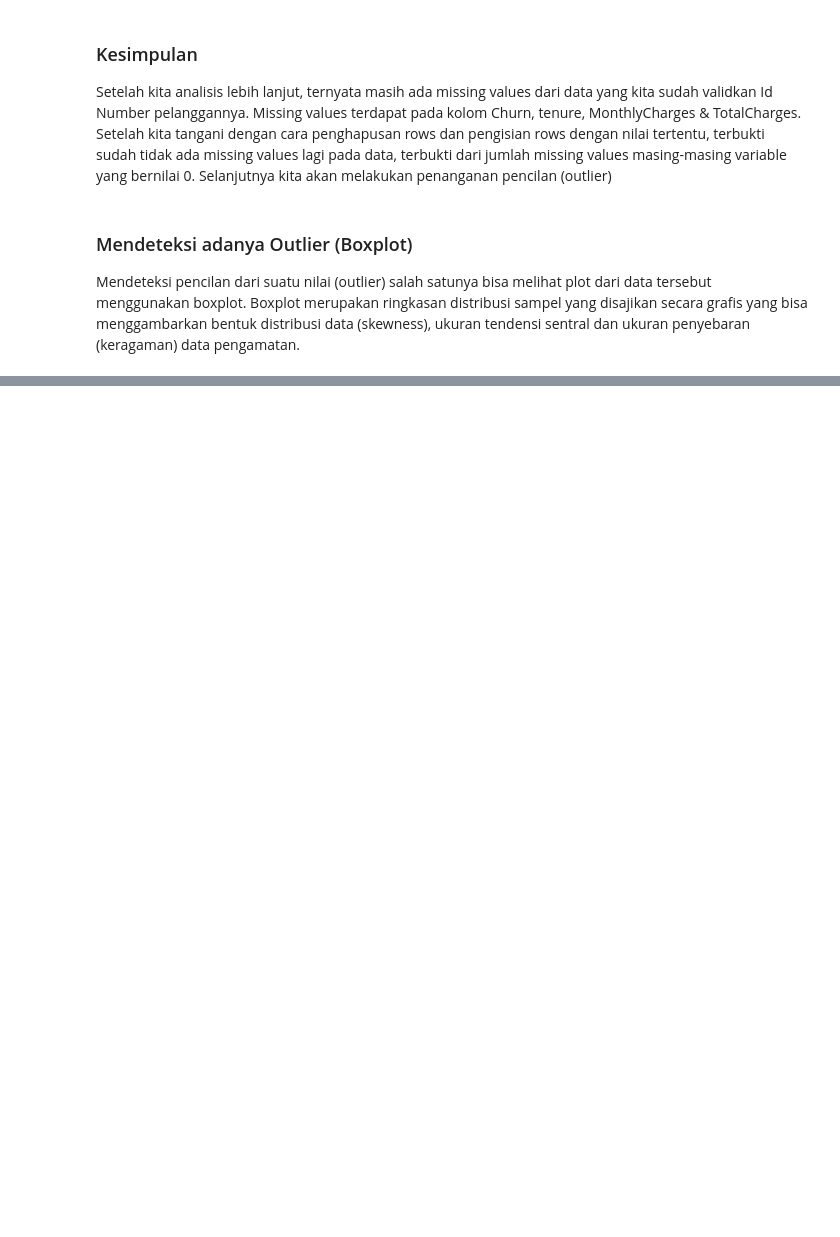
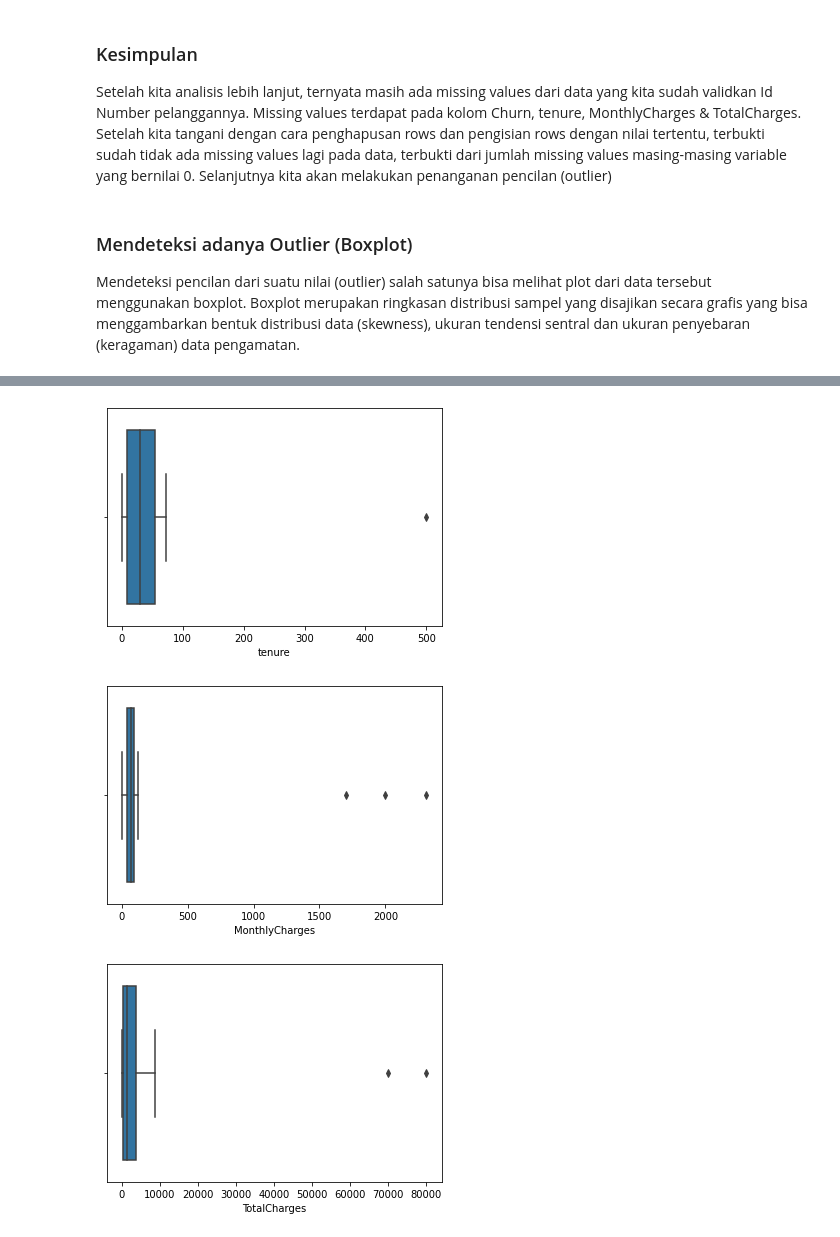
Before and after one commit to ardana26/DQLab, a Jupyter notebook: Learn/Python/Applied Data Science/Data Science in Telco - Data Cleansing.ipynb, the cells around one changed output, grey strips where cells are left out. Saved outputs shown, nothing was run; the diff lists cells and outputs as text; code cells hidden in the pictures; blank space fills up the shorter version.

```diff
--- a/Learn/Python/Applied Data Science/Data Science in Telco - Data Cleansing.ipynb
+++ b/Learn/Python/Applied Data Science/Data Science in Telco - Data Cleansing.ipynb
@@ -122,7 +123,9 @@ Mencari format ID Number (Phone Number) Pelanggan customerID yang benar, dengan
     <li>Diawali dengan angka 45 2 digit pertama.</li>
 <ul>
 # %%
-df_load['valid_id'] = df_load['customerID'].astype(str).str.match(r'(45\d{9,10})')
+df_load['valid_id'] = df_load['customerID'].astype(str).str.match(
+    r'(45\d{9,10})')
 df_load = (df_load[df_load['valid_id'] == True]).drop('valid_id', axis=1)
-print('Hasil jumlah ID Customer yang terfilter adalah', df_load['customerID'].count())
+print('Hasil jumlah ID Customer yang terfilter adalah',
+      df_load['customerID'].count())
 # %% [output]
@@ -138,6 +141,9 @@ Memastikan bahwa tidak ada Id Number pelanggan yang duplikat. Biasanya duplikasi
 # Drop Duplicate Rows
 df_load.drop_duplicates()
 # Drop duplicate ID sorted by Periode
-df_load = df_load.sort_values('UpdatedAt', ascending=False).drop_duplicates(['customerID'])
-print('Hasil jumlah ID Customer yang sudah dihilangkan duplikasinya (distinct) adalah',df_load['customerID'].count())
+df_load = df_load.sort_values('UpdatedAt',
+                              ascending=False).drop_duplicates(['customerID'])
+print(
+    'Hasil jumlah ID Customer yang sudah dihilangkan duplikasinya (distinct) adalah',
+    df_load['customerID'].count())
 # %% [output]
@@ -211,0 +237,20 @@ Mendeteksi pencilan dari suatu nilai (outlier) salah satunya bisa melihat plot d
+# %%
+# Creating Box Plot
+import matplotlib.pyplot as plt
+import seaborn as sns
+
+plt.figure()  # untuk membuat figure baru
+sns.boxplot(x=df_load['tenure'])
+plt.show()
+
+plt.figure()  # untuk membuat figure baru
+sns.boxplot(x=df_load['MonthlyCharges'])
+plt.show()
+
+plt.figure()
+sns.boxplot(x=df_load['TotalCharges'])
+plt.show()
+# %% [output]
+[figure, added]
+[figure, added]
+[figure, added]
```
Also changed, not shown: parts of 17 cells of this notebook, 2 other files.
